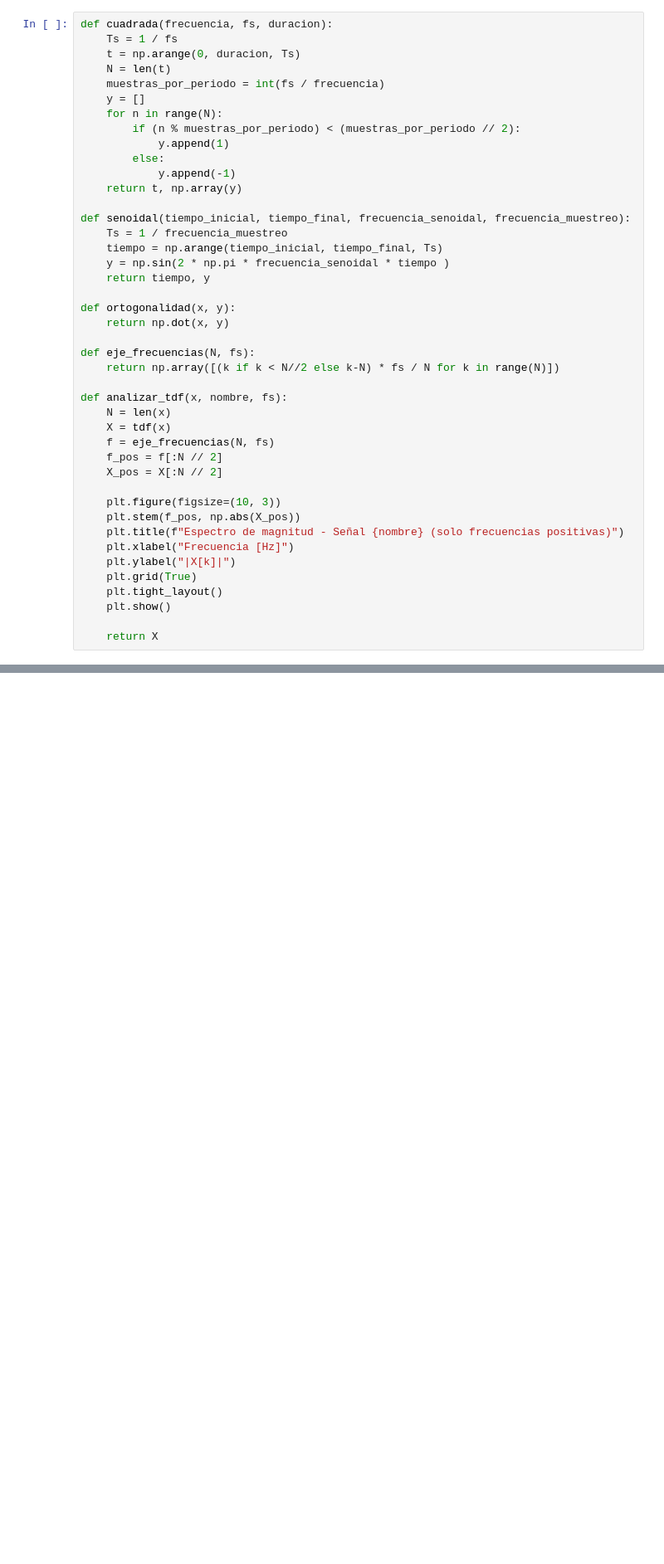
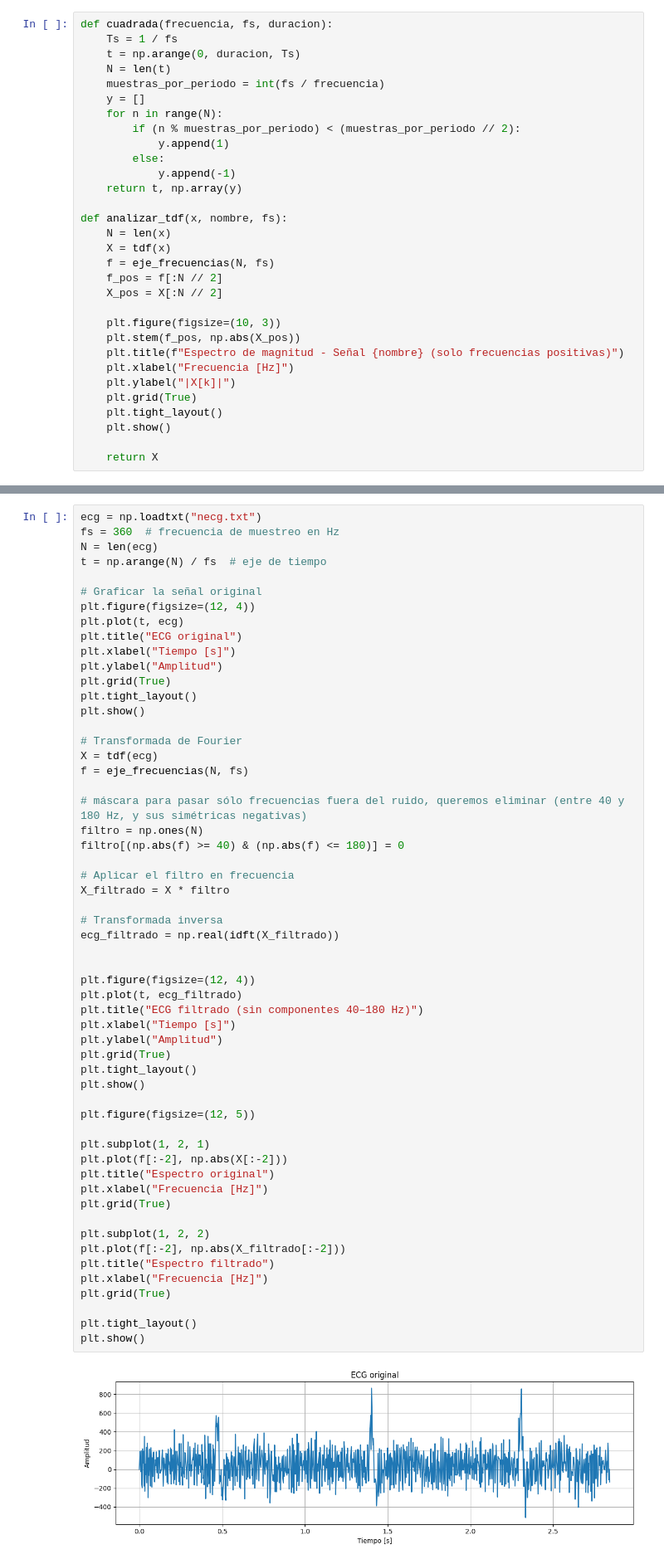
Before and after one commit to JuanKeiner/PDS_2025, a Jupyter notebook: Guia4/Guia4.ipynb, the cells around one changed output, grey strips where cells are left out. Shown at 83% size. Saved outputs shown, nothing was run; the diff lists cells and outputs as text; blank space fills up the shorter version.

```diff
--- a/Guia4/Guia4.ipynb
+++ b/Guia4/Guia4.ipynb
@@ -211,18 +231,6 @@ def cuadrada(frecuencia, fs, duracion):
         else:
             y.append(-1)
     return t, np.array(y)
-
-def senoidal(tiempo_inicial, tiempo_final, frecuencia_senoidal, frecuencia_muestreo):
-    Ts = 1 / frecuencia_muestreo
-    tiempo = np.arange(tiempo_inicial, tiempo_final, Ts)
-    y = np.sin(2 * np.pi * frecuencia_senoidal * tiempo )
-    return tiempo, y
-
-def ortogonalidad(x, y):
-    return np.dot(x, y)
-
-def eje_frecuencias(N, fs):
-    return np.array([(k if k < N//2 else k-N) * fs / N for k in range(N)])
 
 def analizar_tdf(x, nombre, fs):
     N = len(x)
@@ -298,0 +427,58 @@ Ortogonalidad en tiempo y frecuencia:
+# %%
+ecg = np.loadtxt("necg.txt")
+fs = 360  # frecuencia de muestreo en Hz
+N = len(ecg)
+t = np.arange(N) / fs  # eje de tiempo
+
+# Graficar la señal original
+plt.figure(figsize=(12, 4))
+plt.plot(t, ecg)
+plt.title("ECG original")
+plt.xlabel("Tiempo [s]")
+plt.ylabel("Amplitud")
+plt.grid(True)
+plt.tight_layout()
+plt.show()
+
+# Transformada de Fourier
+X = tdf(ecg)
+f = eje_frecuencias(N, fs)
+
+# máscara para pasar sólo frecuencias fuera del ruido, queremos eliminar (entre 40 y 180 Hz, y sus simétricas negativas)
+filtro = np.ones(N)
+filtro[(np.abs(f) >= 40) & (np.abs(f) <= 180)] = 0
+
+# Aplicar el filtro en frecuencia
+X_filtrado = X * filtro
+
+# Transformada inversa
+ecg_filtrado = np.real(idft(X_filtrado))
+
+
+plt.figure(figsize=(12, 4))
+plt.plot(t, ecg_filtrado)
+plt.title("ECG filtrado (sin componentes 40–180 Hz)")
+plt.xlabel("Tiempo [s]")
+plt.ylabel("Amplitud")
+plt.grid(True)
+plt.tight_layout()
+plt.show()
+
+plt.figure(figsize=(12, 5))
+
+plt.subplot(1, 2, 1)
+plt.plot(f[:-2], np.abs(X[:-2]))
+plt.title("Espectro original")
+plt.xlabel("Frecuencia [Hz]")
+plt.grid(True)
+
+plt.subplot(1, 2, 2)
+plt.plot(f[:-2], np.abs(X_filtrado[:-2]))
+plt.title("Espectro filtrado")
+plt.xlabel("Frecuencia [Hz]")
+plt.grid(True)
+
+plt.tight_layout()
+plt.show()
+# %% [output]
+[figure, added]
```
Also changed, not shown: parts of 13 cells of this notebook, 1 other file.
